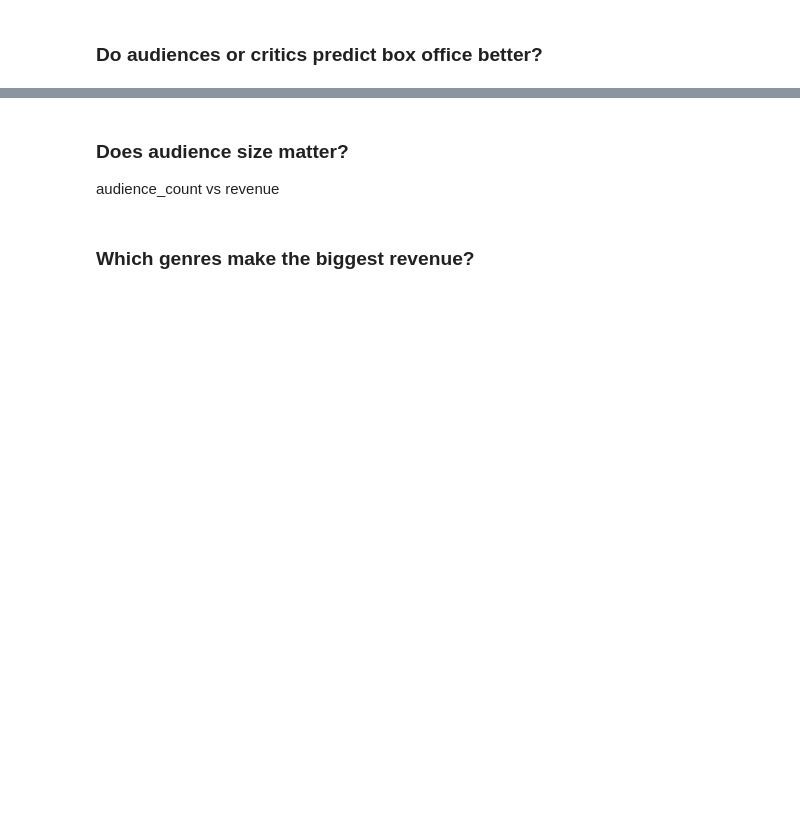
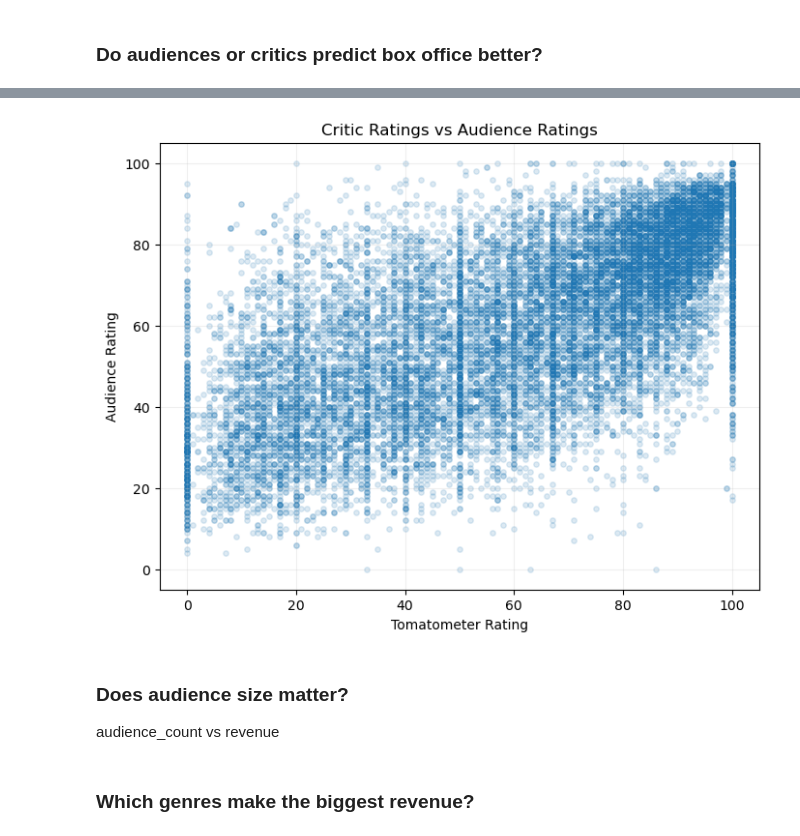
Before and after one commit to violina-www/data_science_26_project, a Jupyter notebook: Movies_Project.ipynb, the cells around one changed output, grey strips where cells are left out. Drawn from its saved outputs; the diff is of its cells as text; code cells hidden in the pictures; blank space fills up the shorter version.

```diff
--- a/Movies_Project.ipynb
+++ b/Movies_Project.ipynb
@@ -455,3 +522,21 @@ Name: tomatometer_status, Length: 17712, dtype: object
+# %%
+plt.figure(figsize=(8,6))
+
+plt.scatter(
+    rotten_rating['tomatometer_rating'],
+    rotten_rating['audience_rating'],
+    alpha=0.15,
+    s=15
+)
+
+plt.title('Critic Ratings vs Audience Ratings')
+plt.xlabel('Tomatometer Rating')
+plt.ylabel('Audience Rating')
+plt.grid(alpha=0.2)
+
+plt.show()
+# %% [output]
+[figure, added]
 # %% [markdown]
 ### Does audience size matter?
 audience_count vs revenue
```
Also changed, not shown: parts of 7 cells of this notebook.
